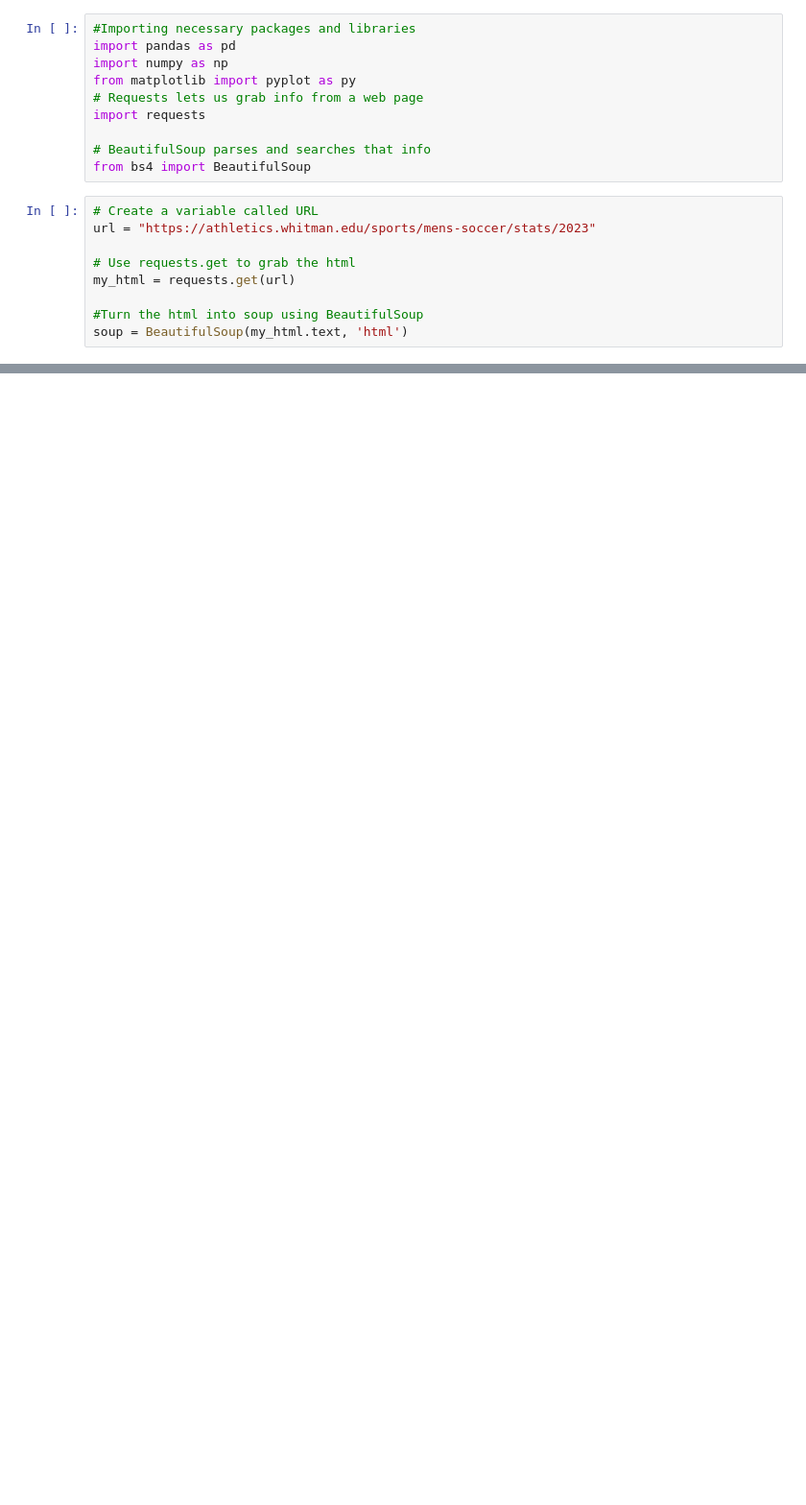
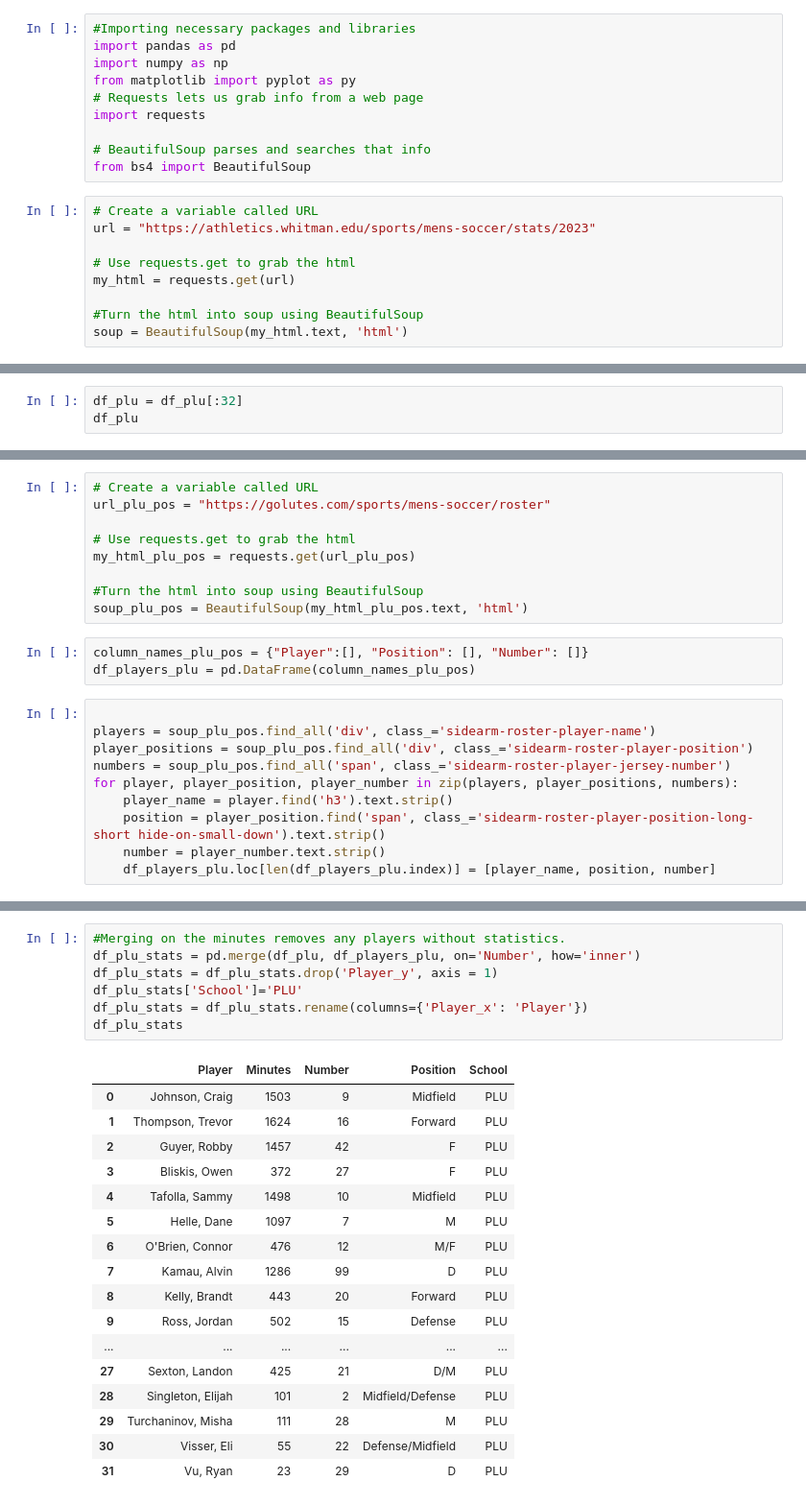
Before and after one commit to bern1e/project9, a Jupyter notebook: Project 9.ipynb, the cells around one changed output, grey strips where cells are left out. Shown: that part at 96% size. Cells and saved outputs as stored; diff of their text form; blank space fills up the shorter version.

```diff
--- a/Project 9.ipynb
+++ b/Project 9.ipynb
@@ -85,0 +169,3 @@ df2
+# %%
+df_plu = df_plu[:32]
+df_plu
@@ -85,0 +192,22 @@ df2
+# %%
+# Create a variable called URL
+url_plu_pos = "https://golutes.com/sports/mens-soccer/roster"
+
+# Use requests.get to grab the html
+my_html_plu_pos = requests.get(url_plu_pos)
+
+#Turn the html into soup using BeautifulSoup
+soup_plu_pos = BeautifulSoup(my_html_plu_pos.text, 'html')
+# %%
+column_names_plu_pos = {"Player":[], "Position": [], "Number": []}
+df_players_plu = pd.DataFrame(column_names_plu_pos)
+# %%
+
+players = soup_plu_pos.find_all('div', class_='sidearm-roster-player-name')
+player_positions = soup_plu_pos.find_all('div', class_='sidearm-roster-player-position')
+numbers = soup_plu_pos.find_all('span', class_='sidearm-roster-player-jersey-number')
+for player, player_position, player_number in zip(players, player_positions, numbers):
+    player_name = player.find('h3').text.strip()
+    position = player_position.find('span', class_='sidearm-roster-player-position-long-short hide-on-small-down').text.strip()
+    number = player_number.text.strip()
+    df_players_plu.loc[len(df_players_plu.index)] = [player_name, position, number]
@@ -85,0 +234,25 @@ df2
+# %%
+#Merging on the minutes removes any players without statistics.
+df_plu_stats = pd.merge(df_plu, df_players_plu, on='Number', how='inner')
+df_plu_stats = df_plu_stats.drop('Player_y', axis = 1)
+df_plu_stats['School']='PLU'
+df_plu_stats = df_plu_stats.rename(columns={'Player_x': 'Player'})
+df_plu_stats
+# %% [output]
+|  | Player | Minutes | Number | Position | School |
+| 0 | Johnson, Craig | 1503 | 9 | Midfield | PLU |
+| 1 | Thompson, Trevor | 1624 | 16 | Forward | PLU |
+| 2 | Guyer, Robby | 1457 | 42 | F | PLU |
+| 3 | Bliskis, Owen | 372 | 27 | F | PLU |
+| 4 | Tafolla, Sammy | 1498 | 10 | Midfield | PLU |
+| 5 | Helle, Dane | 1097 | 7 | M | PLU |
+| 6 | O'Brien, Connor | 476 | 12 | M/F | PLU |
+| 7 | Kamau, Alvin | 1286 | 99 | D | PLU |
+| 8 | Kelly, Brandt | 443 | 20 | Forward | PLU |
+| 9 | Ross, Jordan | 502 | 15 | Defense | PLU |
+| ... | ... | ... | ... | ... | ... |
+| 27 | Sexton, Landon | 425 | 21 | D/M | PLU |
+| 28 | Singleton, Elijah | 101 | 2 | Midfield/Defense | PLU |
+| 29 | Turchaninov, Misha | 111 | 28 | M | PLU |
+| 30 | Visser, Eli | 55 | 22 | Defense/Midfield | PLU |
+| 31 | Vu, Ryan | 23 | 29 | D | PLU |
```
Also changed, not shown: parts of 21 cells of this notebook.
